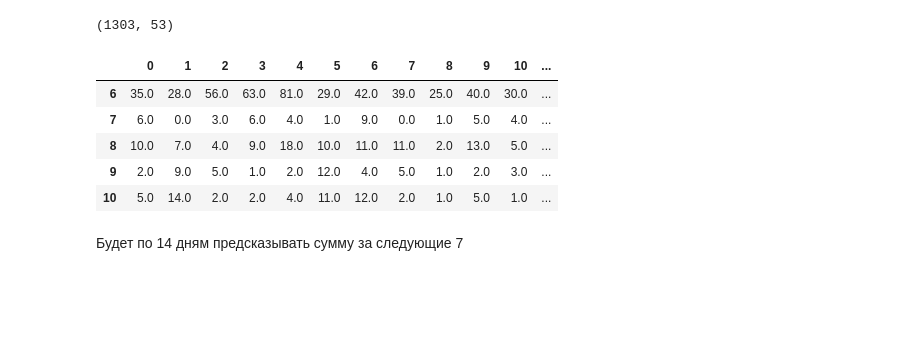
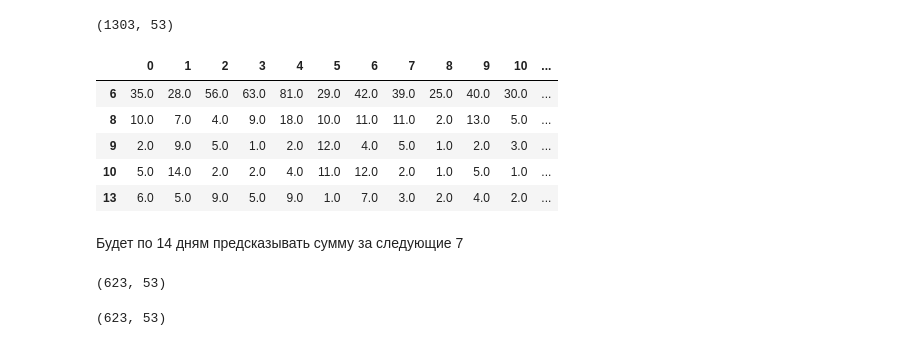
Before and after one commit to alexsyrom/shad_ml_2_3, a Jupyter notebook: first.ipynb, the cells around one changed output. Saved outputs shown, nothing was run; the diff lists cells and outputs as text; code cells hidden in the pictures; blank space fills up the shorter version.

```diff
--- a/first.ipynb
+++ b/first.ipynb
@@ -337,3 +434,5 @@ last_clicks = clicks[(datetime.date(2016, 9, 11) < clicks.day) & (clicks.day < d
+# %%
+last_clicks = clicks[(datetime.date(2016, 9, 11) < clicks.day) & (clicks.day < datetime.date(2016, 9, 26))]
 # %%
 user_clicks = np.zeros((number_of_users + 1, number_of_categories + 1))
 for row in last_clicks.iterrows():
@@ -371,5 +464,0 @@ last_views = views[(datetime.date(2016, 9, 11) < views.day) & (views.day < datet
-# %%
-for row in last_views.iterrows():
-    _, row = row
-    #user_clicks[row['user_id'], row['category_id']] += np.exp((row.day.dayofyear - 269) / 7) / 10
-    user_clicks[row['user_id'], row['category_id']] += coefs[row.day.dayofyear - (270 - 14)] / 10
@@ -422,19 +507,27 @@ df_avuscl[df_avuscl.sum(axis=1) > 50].shape
 # %% [output]
 (1303, 53)
 # %%
-df_nzero_avuscl = df_avuscl[df_avuscl.sum(axis=1) > 50]
+df_nzero_avuscl = df_avuscl[df_avuscl.sum(axis=1) > 200]
 df_nzero_avuscl.head()
 # %% [output]
 |  | 0 | 1 | 2 | 3 | 4 | 5 | 6 | 7 | 8 | 9 | 10 | ... |
 | 6 | 35.0 | 28.0 | 56.0 | 63.0 | 81.0 | 29.0 | 42.0 | 39.0 | 25.0 | 40.0 | 30.0 | ... |
-| 7 | 6.0 | 0.0 | 3.0 | 6.0 | 4.0 | 1.0 | 9.0 | 0.0 | 1.0 | 5.0 | 4.0 | ... |
 | 8 | 10.0 | 7.0 | 4.0 | 9.0 | 18.0 | 10.0 | 11.0 | 11.0 | 2.0 | 13.0 | 5.0 | ... |
 | 9 | 2.0 | 9.0 | 5.0 | 1.0 | 2.0 | 12.0 | 4.0 | 5.0 | 1.0 | 2.0 | 3.0 | ... |
 | 10 | 5.0 | 14.0 | 2.0 | 2.0 | 4.0 | 11.0 | 12.0 | 2.0 | 1.0 | 5.0 | 1.0 | ... |
+| 13 | 6.0 | 5.0 | 9.0 | 5.0 | 9.0 | 1.0 | 7.0 | 3.0 | 2.0 | 4.0 | 2.0 | ... |
 # %% [markdown]
 Будет по 14 дням предсказывать сумму за следующие 7
 # %%
 avuscl_cumsum = np.cumsum(df_nzero_avuscl.values, axis=1)
 # %%
 nzero_avuscl = df_nzero_avuscl.values
+# %%
+nzero_avuscl.shape
+# %% [output]
+(623, 53)
+# %%
+avuscl_cumsum.shape
+# %% [output]
+(623, 53)
 # %%
```
Also changed, not shown: parts of 33 cells of this notebook, 1 other file.
